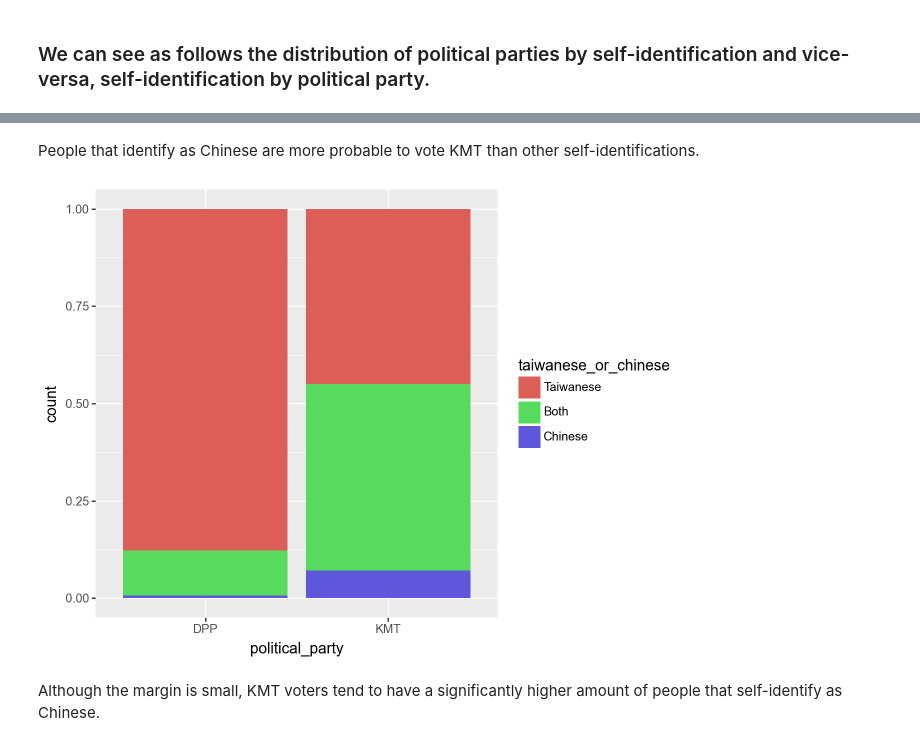
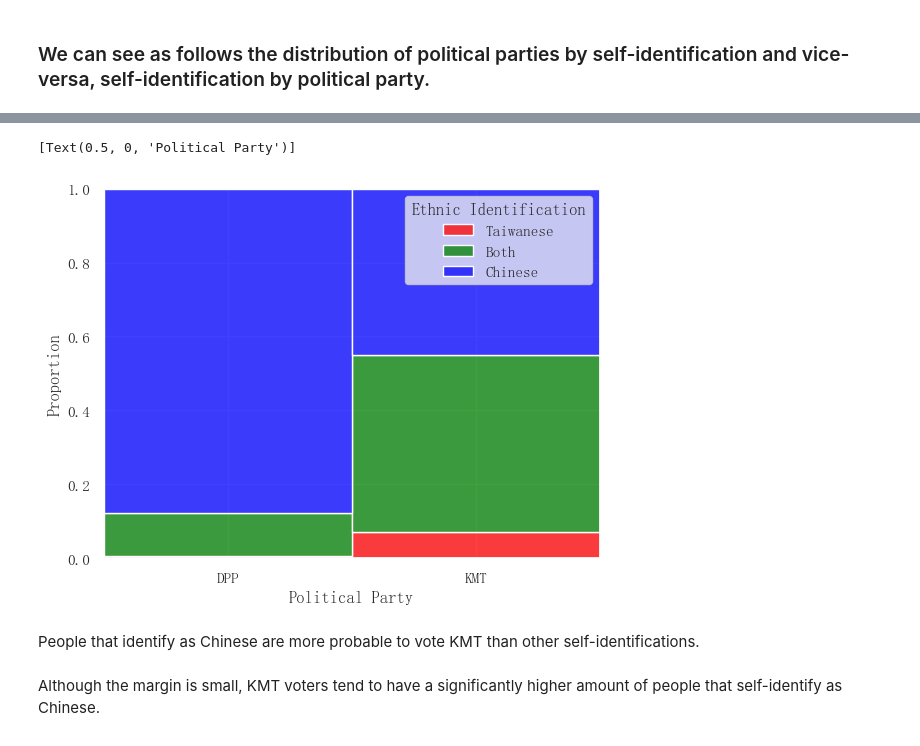
Before and after one commit to faustourrutiareyes/TaiwaneseIdentificationResearch, a Jupyter notebook: main.ipynb, the cells around one changed output, grey strips where cells are left out. Saved outputs shown, nothing was run; the diff lists cells and outputs as text; code cells hidden in the pictures.

```diff
--- a/main.ipynb
+++ b/main.ipynb
@@ -432,11 +554,22 @@ ggplot() +
+# %%
+color_palette_ethnic = {"Taiwanese": "blue", "Chinese": "red", "Both": "green"}
+
+ax = sns.histplot(
+    data=df_parties,
+    x="political_party",
+    hue="taiwanese_or_chinese",
+    multiple="fill",
+    stat="proportion",
+    palette=color_palette_ethnic,
+)
+ax.legend(
+    title="Ethnic Identification", labels=df_parties["taiwanese_or_chinese"].unique()
+)
+ax.set(xlabel="Political Party")
+# %% [output]
+[Text(0.5, 0, 'Political Party')]
+[figure, added]
 # %% [markdown]
 People that identify as Chinese are more probable to vote KMT than other self-identifications.
-# %%
-(
-ggplot() +
-  geom_bar(df_parties, aes(x = 'political_party', fill = 'taiwanese_or_chinese'), position = "fill")
-)
-# %% [output]
-[figure, removed]
 # %% [markdown]
 Although the margin is small, KMT voters tend to have a significantly higher amount of people that self-identify as Chinese.
```
Also changed, not shown: parts of 40 cells of this notebook, 2 other files.
